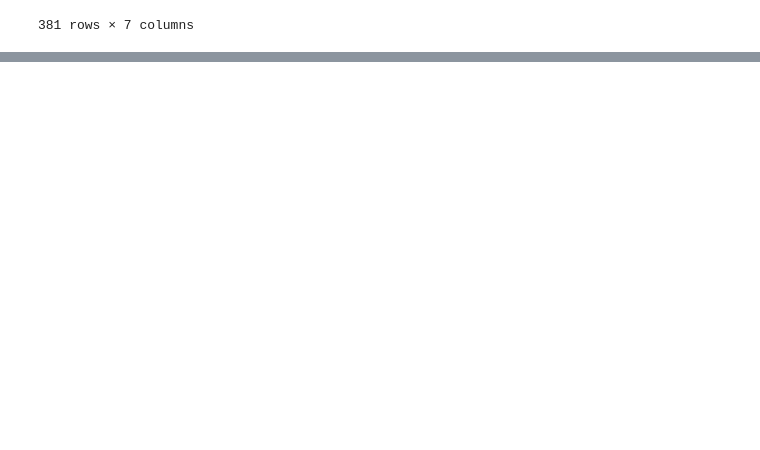
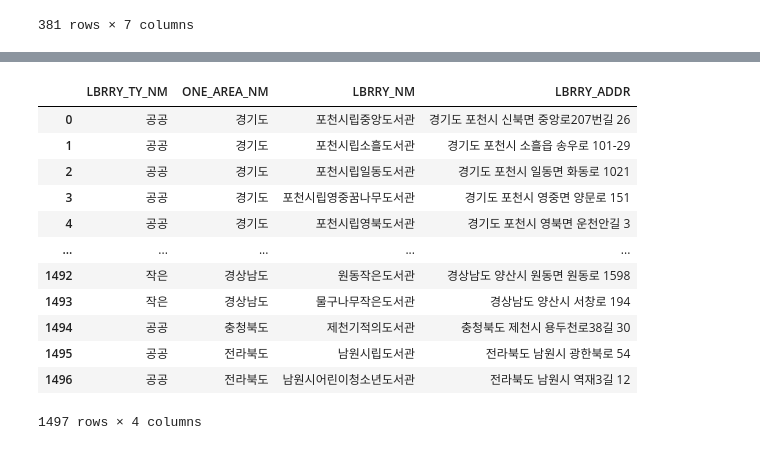
Before and after one commit to Yunwltn/Book-webdashboard, a Jupyter notebook: 도서관 정보.ipynb, the cells around one changed output, grey strips where cells are left out. Saved outputs shown, nothing was run; the diff lists cells and outputs as text; code cells hidden in the pictures; blank space fills up the shorter version.

```diff
--- a/도서관 정보.ipynb
+++ b/도서관 정보.ipynb
@@ -174,0 +245,16 @@ df.to_csv('LIBRARY_202211.csv')
+# %%
+df[['LBRRY_TY_NM', 'ONE_AREA_NM', 'LBRRY_NM', 'LBRRY_ADDR']]
+# %% [output]
+|  | LBRRY_TY_NM | ONE_AREA_NM | LBRRY_NM | LBRRY_ADDR |
+| 0 | 공공 | 경기도 | 포천시립중앙도서관 | 경기도 포천시 신북면 중앙로207번길 26 |
+| 1 | 공공 | 경기도 | 포천시립소흘도서관 | 경기도 포천시 소흘읍 송우로 101-29 |
+| 2 | 공공 | 경기도 | 포천시립일동도서관 | 경기도 포천시 일동면 화동로 1021 |
+| 3 | 공공 | 경기도 | 포천시립영중꿈나무도서관 | 경기도 포천시 영중면 양문로 151 |
+| 4 | 공공 | 경기도 | 포천시립영북도서관 | 경기도 포천시 영북면 운천안길 3 |
+| ... | ... | ... | ... | ... |
+| 1492 | 작은 | 경상남도 | 원동작은도서관 | 경상남도 양산시 원동면 원동로 1598 |
+| 1493 | 작은 | 경상남도 | 물구나무작은도서관 | 경상남도 양산시 서창로 194 |
+| 1494 | 공공 | 충청북도 | 제천기적의도서관 | 충청북도 제천시 용두천로38길 30 |
+| 1495 | 공공 | 전라북도 | 남원시립도서관 | 전라북도 남원시 광한북로 54 |
+| 1496 | 공공 | 전라북도 | 남원시어린이청소년도서관 | 전라북도 남원시 역재3길 12 |
+1497 rows × 4 columns
```
Also changed, not shown: parts of 7 cells of this notebook, 2 other files.
